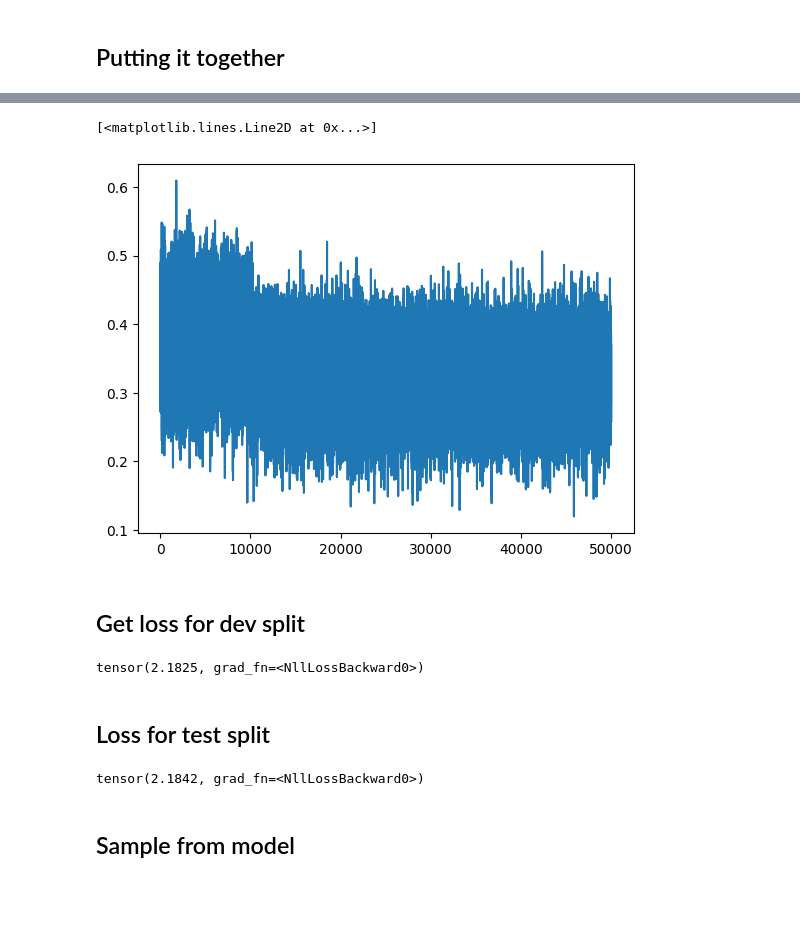
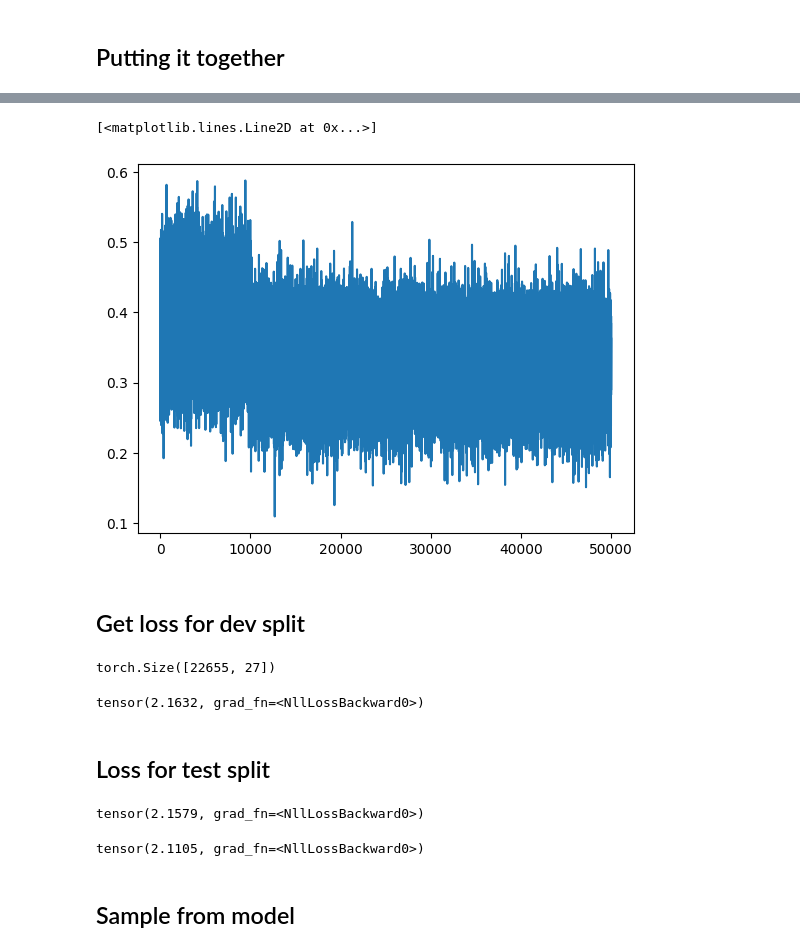
Before and after one commit to leonidas1712/zero-to-hero-neuralnets, a Jupyter notebook: makemore_2_mlp.ipynb, the cells around one changed output, grey strips where cells are left out. Drawn from its saved outputs; the diff is of its cells as text; code cells hidden in the pictures; blank space fills up the shorter version.

```diff
--- a/makemore_2_mlp.ipynb
+++ b/makemore_2_mlp.ipynb
@@ -267,7 +272,7 @@ cat_ver = torch.cat(sliced , dim=1)
 flattened = torch.flatten(emb, 1, 2)
 
 # view shares the same underlying elements, just rearranges logically
-emb_view = emb.view((32, BLOCK_SIZE * EMBEDDING_SIZE))
+emb_view = emb.view((emb.shape[0], BLOCK_SIZE * EMBEDDING_SIZE))
 
 # all of the above are equivalent
 print(cat_ver.logical_and(flattened).flatten().all())
@@ -278,7 +283,7 @@ print(flattened.logical_and(cat_ver).flatten().all())
 # [C[0], C[5], C[13]]
 # ...and so on
     # we are just putting the embeddings per example into one row, before it was 3 rows
-print(emb_view)
+print(emb_view.shape)
 # %% [output]
 tensor(True)
 tensor(True)
@@ -438,7 +429,9 @@ bias = torch.randn(W_OUT, generator=GEN) # (1,100): 1 bias per neuron (per colum
 W2 = torch.randn((W_OUT, 27), generator=GEN)
 b2 = torch.randn(27, generator=GEN)
 
-parameters = [C, W, bias, W2, b2]
+W3 = torch.randn((BLOCK_SIZE * EMBEDDING_SIZE, 27), generator=GEN)
+
+parameters = [C, W, bias, W2, W3, b2]
 
 for param in parameters:
     param.requires_grad=True
@@ -449,7 +442,7 @@ import torch.optim
 
 EPOCHS=50000
 LR=0.1
-BATCH_SIZE=128
+BATCH_SIZE=32
 
 optimizer = torch.optim.SGD(parameters, lr=LR)
 scheduler = torch.optim.lr_scheduler.StepLR(optimizer, step_size=10000, gamma=0.1)
@@ -479,6 +472,7 @@ for i in range(EPOCHS):
 
     # forward pass 2nd layer to get 27 outputs per row
     probs = h @ W2 + b2
+    probs = probs + emb_view @ W3
 
     # this is the same as doing probs.softmax, selecting corresponding probabilities with [arange(M), Y], then doing NLL and mean. but better
     nll_loss = F.cross_entropy(probs, Ytr[batch_indices])
@@ -513,5 +507,5 @@ Loss: 2.3425703048706055
 [<matplotlib.lines.Line2D at 0x...>]
-[figure, old version]
+[figure, new version]
 # %% [markdown]
 ## Get loss for dev split
 # %%
@@ -525,11 +519,22 @@ h = h.tanh()
 # forward pass 2nd layer to get 27 outputs per row
 probs = h @ W2 + b2
 
+probs = probs + emb_view @ W3
+print(probs.shape)
+
+# same as cross_entropy nll_loss
+# t = probs.softmax(dim=1)
+# t = t[torch.arange(Xdev.shape[0]), Ydev]
+# t = -t.log().mean()
+# print(t)
+
+
 # this is the same as doing probs.softmax, selecting corresponding probabilities with [arange(M), Y], then doing NLL and mean. but better
 nll_loss = F.cross_entropy(probs, Ydev)
 nll_loss
 # %% [output]
-tensor(2.1825, grad_fn=<NllLossBackward0>)
+torch.Size([22655, 27])
+tensor(2.1632, grad_fn=<NllLossBackward0>)
 # %% [markdown]
 ## Loss for test split
 # %%
@@ -543,11 +548,33 @@ h = h.tanh()
 # forward pass 2nd layer to get 27 outputs per row
 probs = h @ W2 + b2
 
+probs = probs + emb_view @ W3
+
 # this is the same as doing probs.softmax, selecting corresponding probabilities with [arange(M), Y], then doing NLL and mean. but better
 nll_loss = F.cross_entropy(probs, Ytest)
 nll_loss
 # %% [output]
-tensor(2.1842, grad_fn=<NllLossBackward0>)
+tensor(2.1579, grad_fn=<NllLossBackward0>)
+# %%
+X,Y = build_dataset(names)
+
+emb = C[X]
+emb_view = emb.view((emb.shape[0], BLOCK_SIZE * EMBEDDING_SIZE))
+# forward pass: get linear combs + bias for each row, activate with tanh
+h = emb_view @ W
+h = h + bias
+h = h.tanh()
+
+# forward pass 2nd layer to get 27 outputs per row
+probs = h @ W2 + b2
+
+probs = probs + emb_view @ W3
+
+# this is the same as doing probs.softmax, selecting corresponding probabilities with [arange(M), Y], then doing NLL and mean. but better
+nll_loss = F.cross_entropy(probs, Y)
+nll_loss
+# %% [output]
+tensor(2.1105, grad_fn=<NllLossBackward0>)
 # %% [markdown]
 ## Sample from model
 # %%
```
Also changed, not shown: parts of 10 cells of this notebook, 3 other files.
